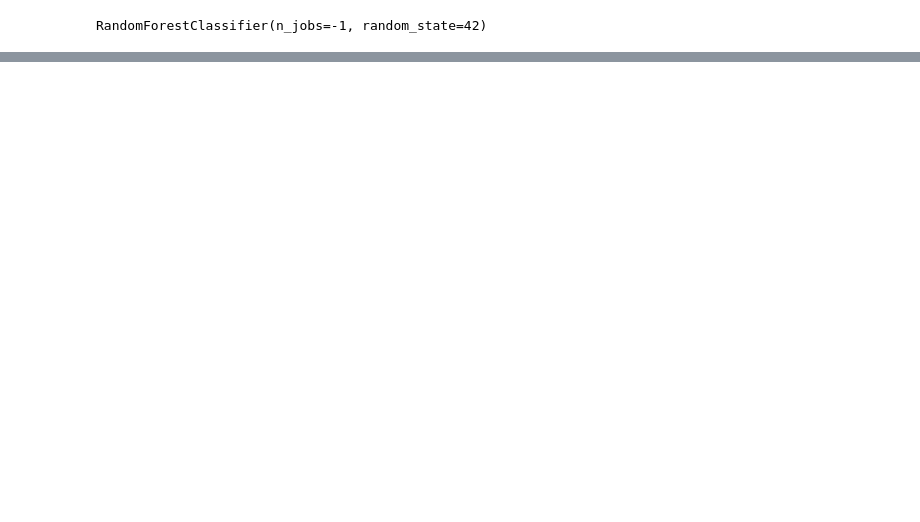
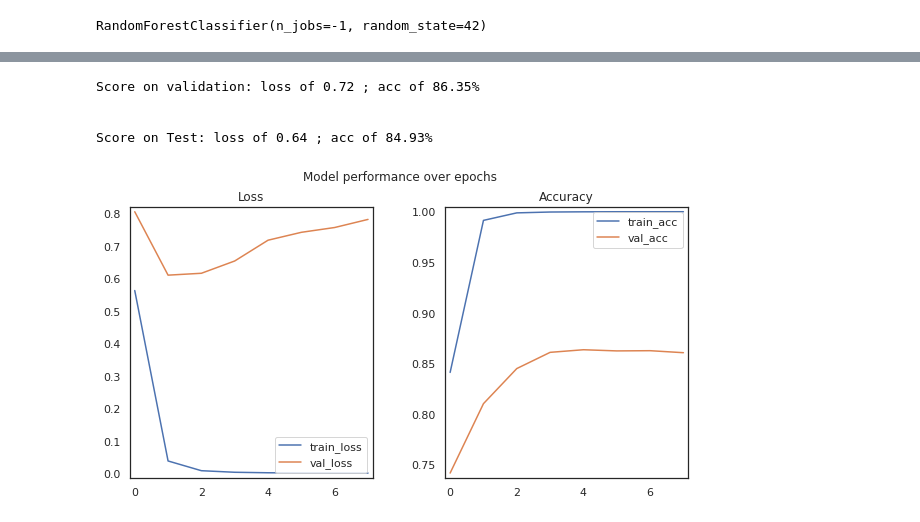
Before and after one commit to chendoy/time-series-pamap2-tf, a Jupyter notebook: workshop_ass2.ipynb, the cells around one changed output, grey strips where cells are left out. Cells and saved outputs as stored; diff of their text form; code cells hidden in the pictures; blank space fills up the shorter version.

```diff
--- a/workshop_ass2.ipynb
+++ b/workshop_ass2.ipynb
@@ -383,0 +586,18 @@ def init_model(input_shape, output_shape):
+# %%
+def init_model_v2(input_shape, output_shape):
+
+    inp = Input(shape=input_shape)
+    X = LSTM(128)(inp)
+    X = BatchNormalization()(X)
+    X = Dropout(0.2)(X)
+    X = Dense(64, activation='relu')(X)
+    X = BatchNormalization()(X)
+    X = Dropout(0.2)(X)
+    X = Dense(32, activation='relu')(X)
+    out = Dense(output_shape, activation='softmax')(X)
+
+    model = Model(inp, outputs=out)
+
+    model.compile(optimizer='adam', loss='categorical_crossentropy', metrics=['acc'])
+
+    return model
@@ -383,0 +625,11 @@ def init_model(input_shape, output_shape):
+# %%
+model_v2, history = train_model(init_model_v2, use_saved=True)
+# %% [output]
+Score on validation: loss of 0.72 ; acc of 86.35%
+
+
+Score on Test: loss of 0.64 ; acc of 84.93%
+# %%
+visualize_perf(history)
+# %% [output]
+[figure, added]
```
Also changed, not shown: parts of 52 cells of this notebook.
